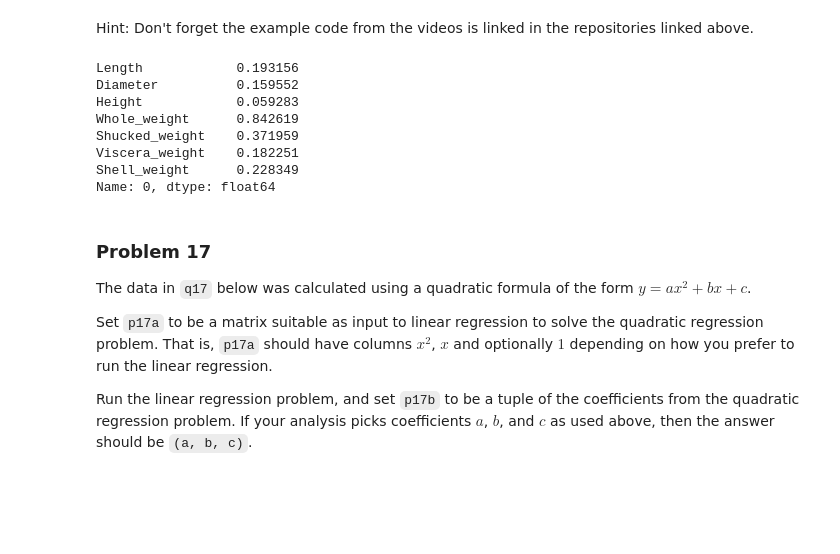
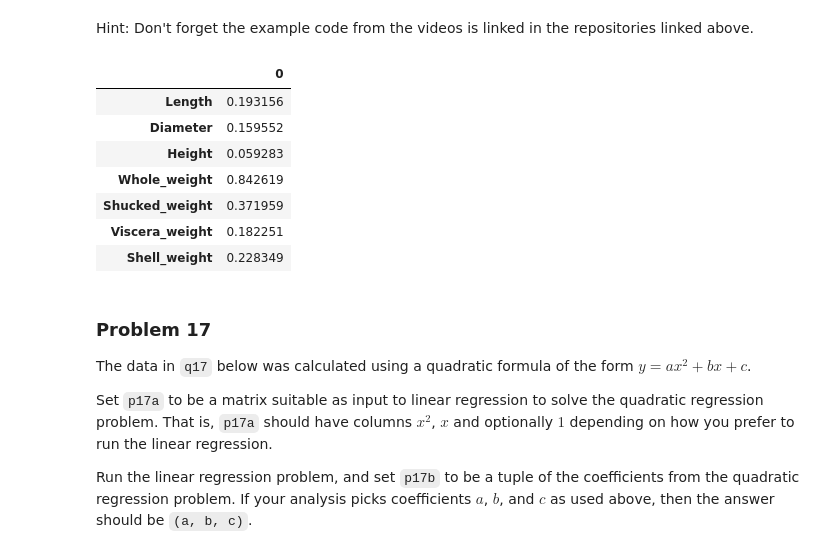
Before and after one commit to profjoshBU/dx601-homework-08, a Jupyter notebook: homework.ipynb, the cells around one changed output. Cells and saved outputs as stored; diff of their text form; code cells hidden in the pictures; blank space fills up the shorter version.

```diff
--- a/homework.ipynb
+++ b/homework.ipynb
@@ -334,27 +334,27 @@ Hint: Don't forget the example code from the videos is linked in the repositorie
 # %%
 # YOUR CHANGES HERE
 
 abalone_numeric_columns = [c for c in abalone.columns if abalone[c].dtype.name == 'float64']
 abalone[abalone_numeric_columns]
 
 from sklearn.decomposition import PCA
 
 pca = PCA()
 pca.fit(abalone[abalone_numeric_columns].dropna())
 abalone_components = pd.DataFrame(pca.components_, columns=abalone_numeric_columns)
 abalone_components
 
-p16 = abalone_components.iloc[0]
+p16 = pd.DataFrame(abalone_components.iloc[0])
 p16
 # %% [output]
-Length            0.193156
-Diameter          0.159552
-Height            0.059283
-Whole_weight      0.842619
-Shucked_weight    0.371959
-Viscera_weight    0.182251
-Shell_weight      0.228349
-Name: 0, dtype: float64
+|  | 0 |
+| Length | 0.193156 |
+| Diameter | 0.159552 |
+| Height | 0.059283 |
+| Whole_weight | 0.842619 |
+| Shucked_weight | 0.371959 |
+| Viscera_weight | 0.182251 |
+| Shell_weight | 0.228349 |
 # %% [markdown]
 ### Problem 17
 
```
Also changed, not shown: parts of 19 cells of this notebook.
